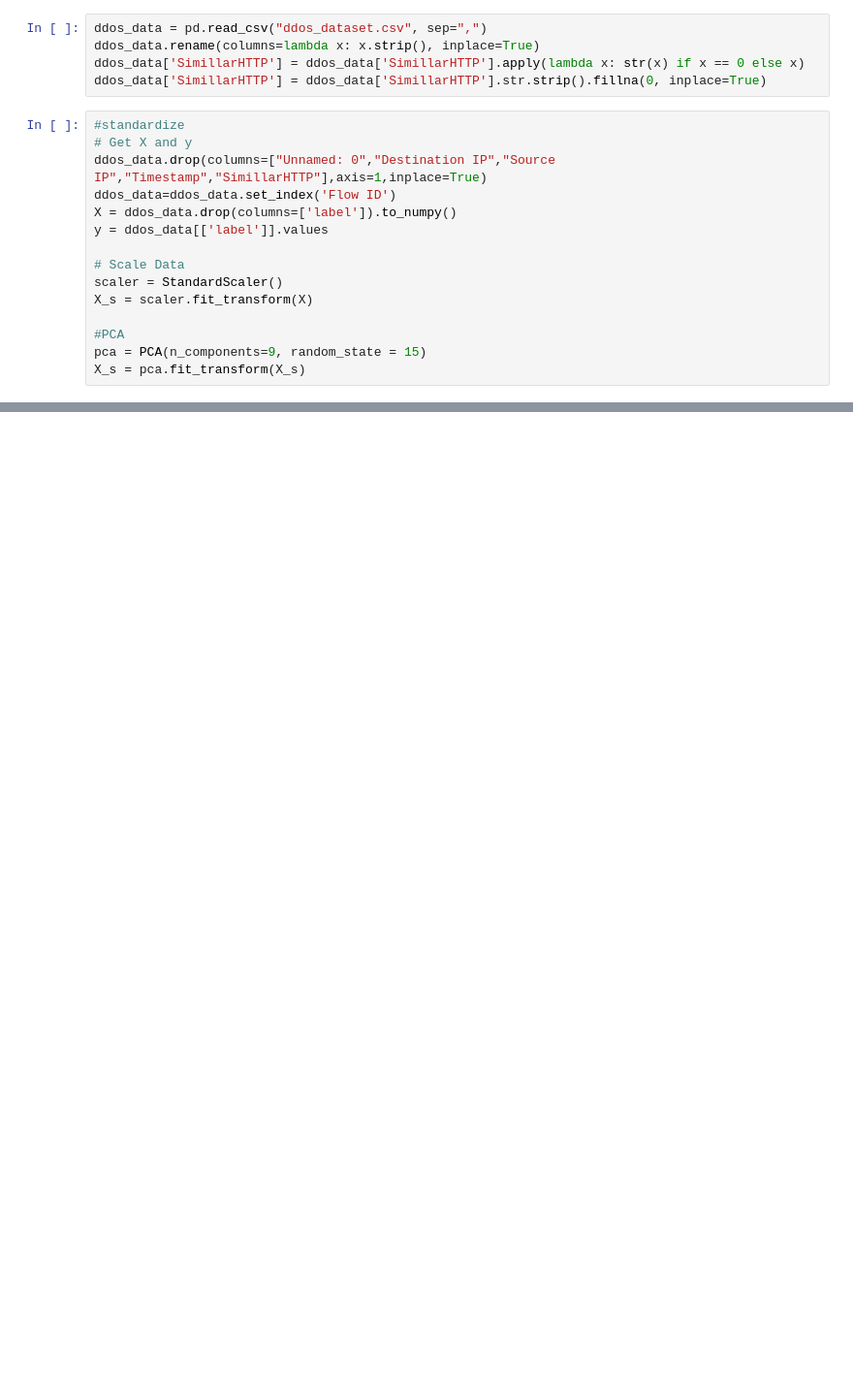
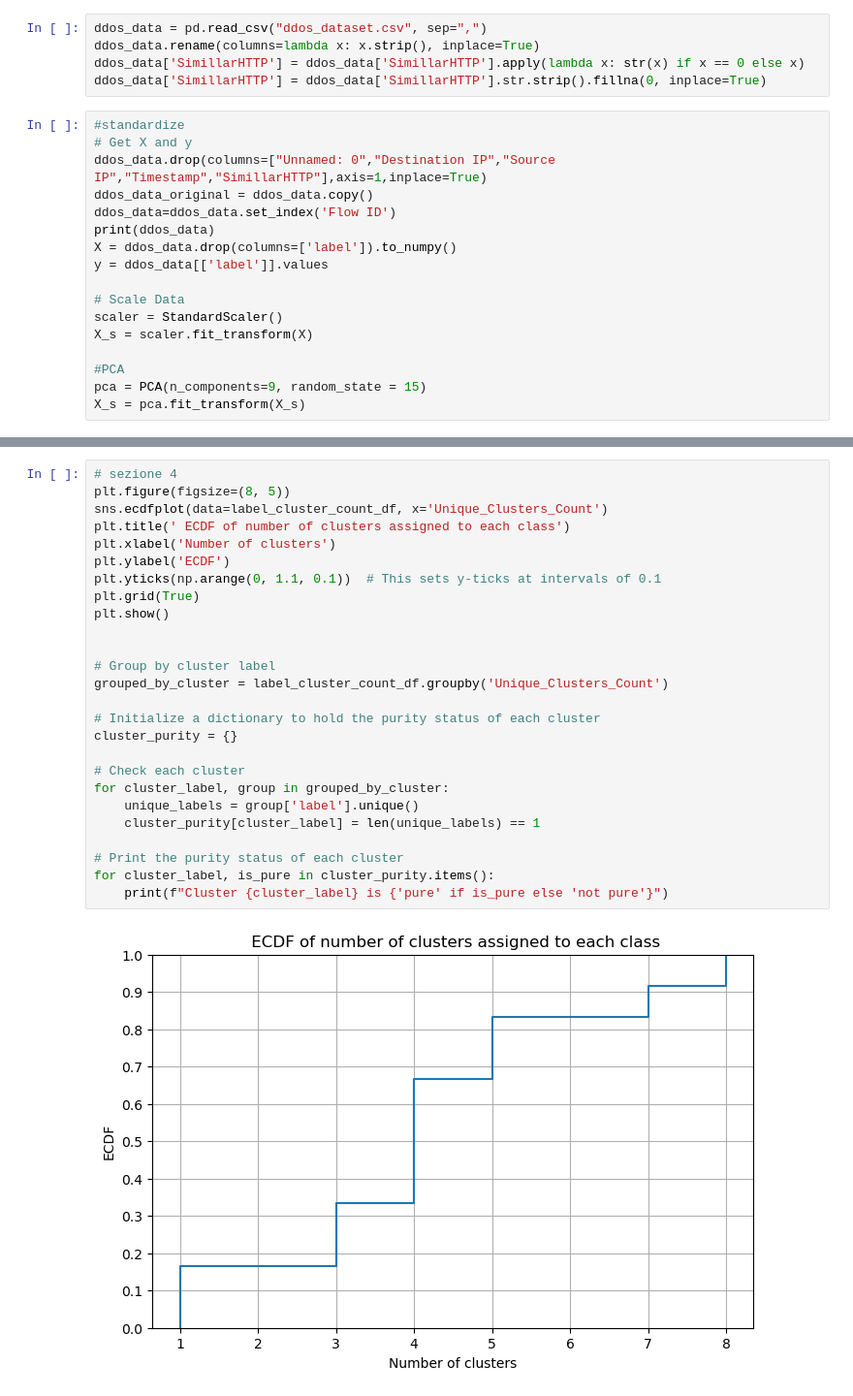
Before and after one commit to n4rciso/DDoS-Detection-using-Machine-Learning, a Jupyter notebook: section3_modifica_da_massimo.ipynb, the cells around one changed output, grey strips where cells are left out. Shown: that part at 97% size. Saved outputs shown, nothing was run; the diff lists cells and outputs as text; blank space fills up the shorter version.

```diff
--- a/section3_modifica_da_massimo.ipynb
+++ b/section3_modifica_da_massimo.ipynb
@@ -20,7 +21,9 @@ ddos_data['SimillarHTTP'] = ddos_data['SimillarHTTP'].str.strip().fillna(0, inpl
 #standardize
 # Get X and y
 ddos_data.drop(columns=["Unnamed: 0","Destination IP","Source IP","Timestamp","SimillarHTTP"],axis=1,inplace=True)
+ddos_data_original = ddos_data.copy()
 ddos_data=ddos_data.set_index('Flow ID')
+print(ddos_data)
 X = ddos_data.drop(columns=['label']).to_numpy()
 y = ddos_data[['label']].values
 
@@ -293,0 +419,28 @@ plt.show()
+# %%
+# sezione 4
+plt.figure(figsize=(8, 5))
+sns.ecdfplot(data=label_cluster_count_df, x='Unique_Clusters_Count')
+plt.title(' ECDF of number of clusters assigned to each class')
+plt.xlabel('Number of clusters')
+plt.ylabel('ECDF')
+plt.yticks(np.arange(0, 1.1, 0.1))  # This sets y-ticks at intervals of 0.1
+plt.grid(True)
+plt.show()
+
+
+# Group by cluster label
+grouped_by_cluster = label_cluster_count_df.groupby('Unique_Clusters_Count')
+
+# Initialize a dictionary to hold the purity status of each cluster
+cluster_purity = {}
+
+# Check each cluster
+for cluster_label, group in grouped_by_cluster:
+    unique_labels = group['label'].unique()
+    cluster_purity[cluster_label] = len(unique_labels) == 1
+
+# Print the purity status of each cluster
+for cluster_label, is_pure in cluster_purity.items():
+    print(f"Cluster {cluster_label} is {'pure' if is_pure else 'not pure'}")
+# %% [output]
+[figure, added]
```
Also changed, not shown: parts of 10 cells of this notebook, 1 other file.
